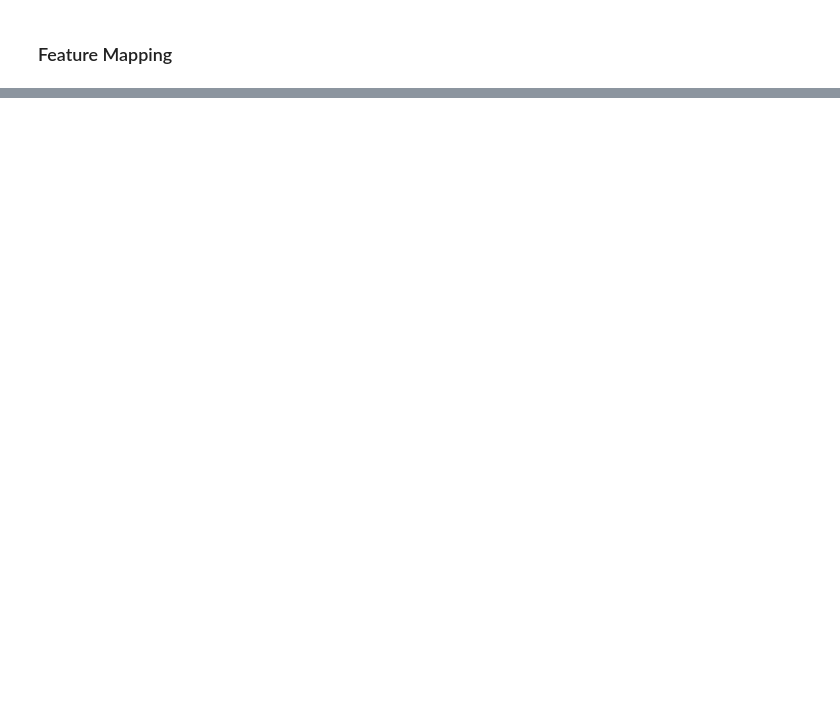
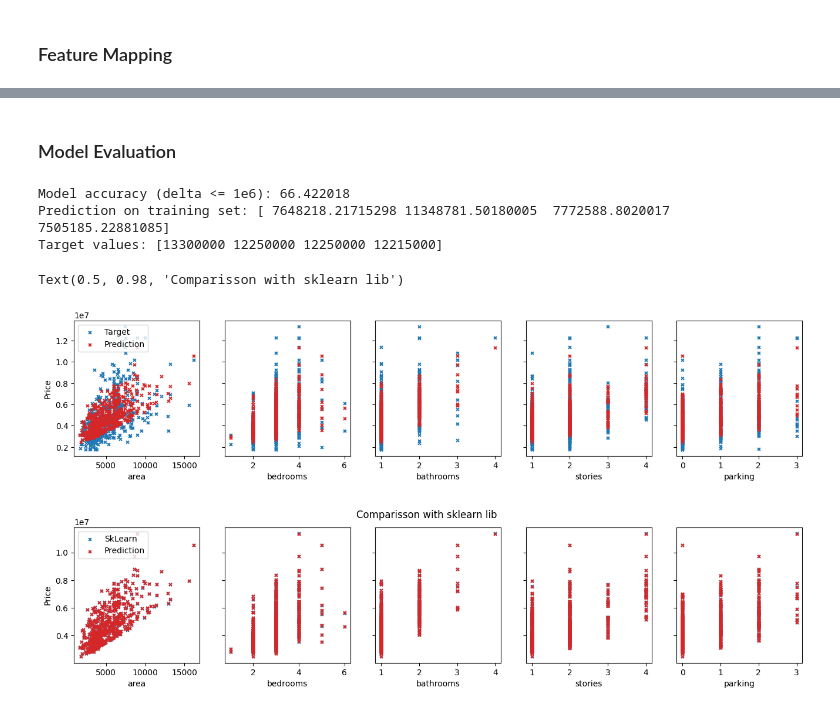
Before and after one commit to matsouto/ML_Notebooks, a Jupyter notebook: Supervised Learning/Multiplelinear.ipynb, the cells around one changed output, grey strips where cells are left out. Saved outputs shown, nothing was run; the diff lists cells and outputs as text; code cells hidden in the pictures; blank space fills up the shorter version.

Commit message:
model evaluation

```diff
--- a/Supervised Learning/Multiplelinear.ipynb
+++ b/Supervised Learning/Multiplelinear.ipynb
@@ -99,0 +153,35 @@ Text(0, 0.5, 'price')
+# %% [markdown]
+### Model Evaluation
+# %%
+p = aux.linear_prediction(x_train_norm, w_norm, b_norm)
+print('Model accuracy (delta <= 1e6): %f'%(np.mean(np.abs(p - y_train) <= 1000000) * 100))
+print(f"Prediction on training set: {p[:4]}" )
+print(f"Target values: {y_train[:4]}")
+
+w_sk_norm, b_sk_norm, p_sk = aux.sklearn_regression(x_train, y_train)
+
+fig, ax = plt.subplots(1,x_train.shape[1], figsize=(16,3), sharey=True)
+for i in range(x_train.shape[1]):
+    ax[i].scatter(x_train[:,i], y_train, marker = 'x', color = 'tab:blue', s=12)
+    ax[i].scatter(x_train[:,i], p, marker = 'x', color = 'tab:red', s=12)
+    ax[i].set_xlabel(x_train_df.columns[i])
+ax[0].set_ylabel('Price')
+ax[0].legend(['Target', 'Prediction'], loc='upper left')
+fig.suptitle("")
+fig.suptitle("")
+
+fig, ax = plt.subplots(1,x_train.shape[1], figsize=(16,3), sharey=True)
+for i in range(x_train.shape[1]):
+    ax[i].scatter(x_train[:,i], p_sk, marker = 'x', color = 'tab:blue', s=12)
+    ax[i].scatter(x_train[:,i], p, marker = 'x', color = 'tab:red', s=12)
+    ax[i].set_xlabel(x_train_df.columns[i])
+ax[0].set_ylabel('Price')
+ax[0].legend(['SkLearn', 'Prediction'], loc='upper left')
+fig.suptitle("Comparisson with sklearn lib")
+# %% [output]
+Model accuracy (delta <= 1e6): 66.422018
+Prediction on training set: [ 7648218.21715298 11348781.50180005  7772588.8020017   7505185.22881085]
+Target values: [13300000 12250000 12250000 12215000]
+Text(0.5, 0.98, 'Comparisson with sklearn lib')
+[figure, added]
+[figure, added]
```
Also changed, not shown: parts of 8 cells of this notebook, 6 other files.
